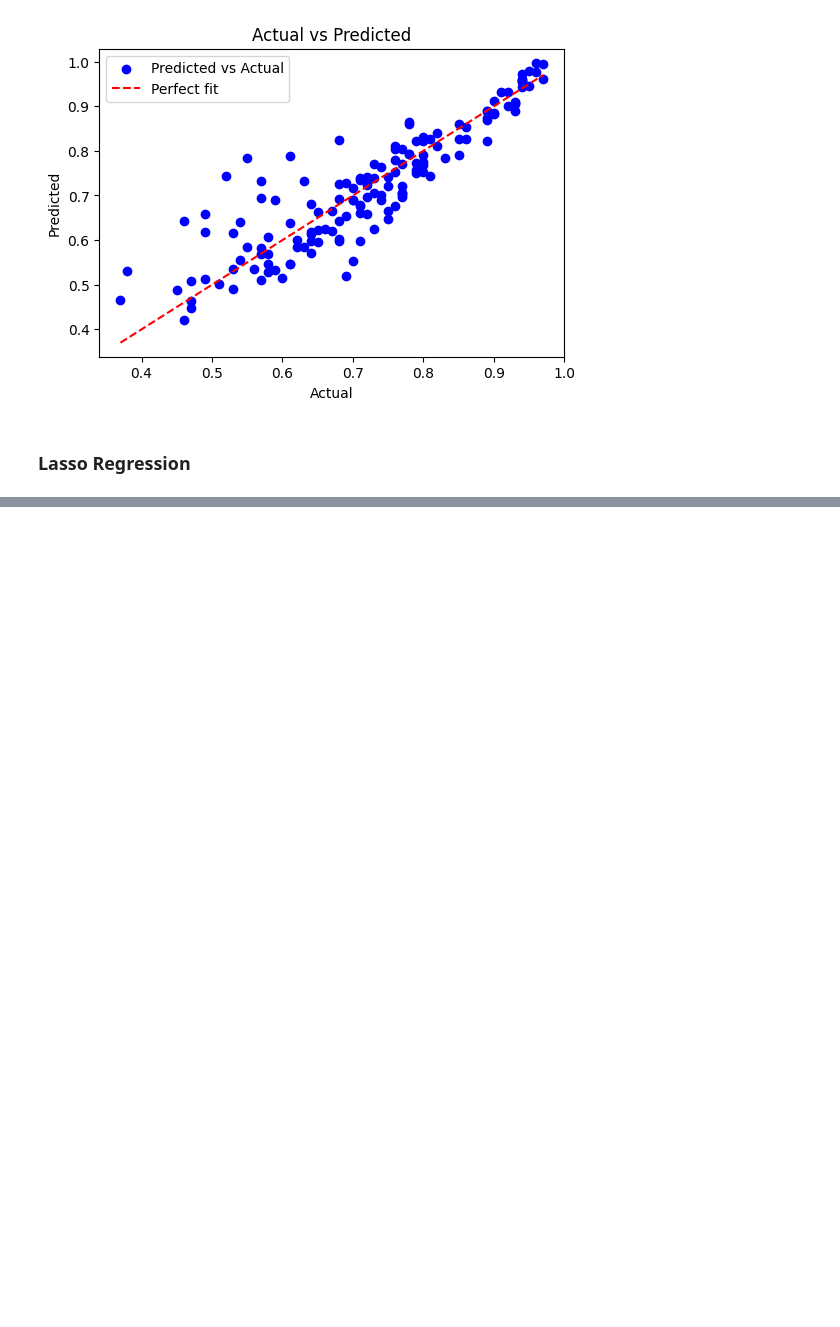
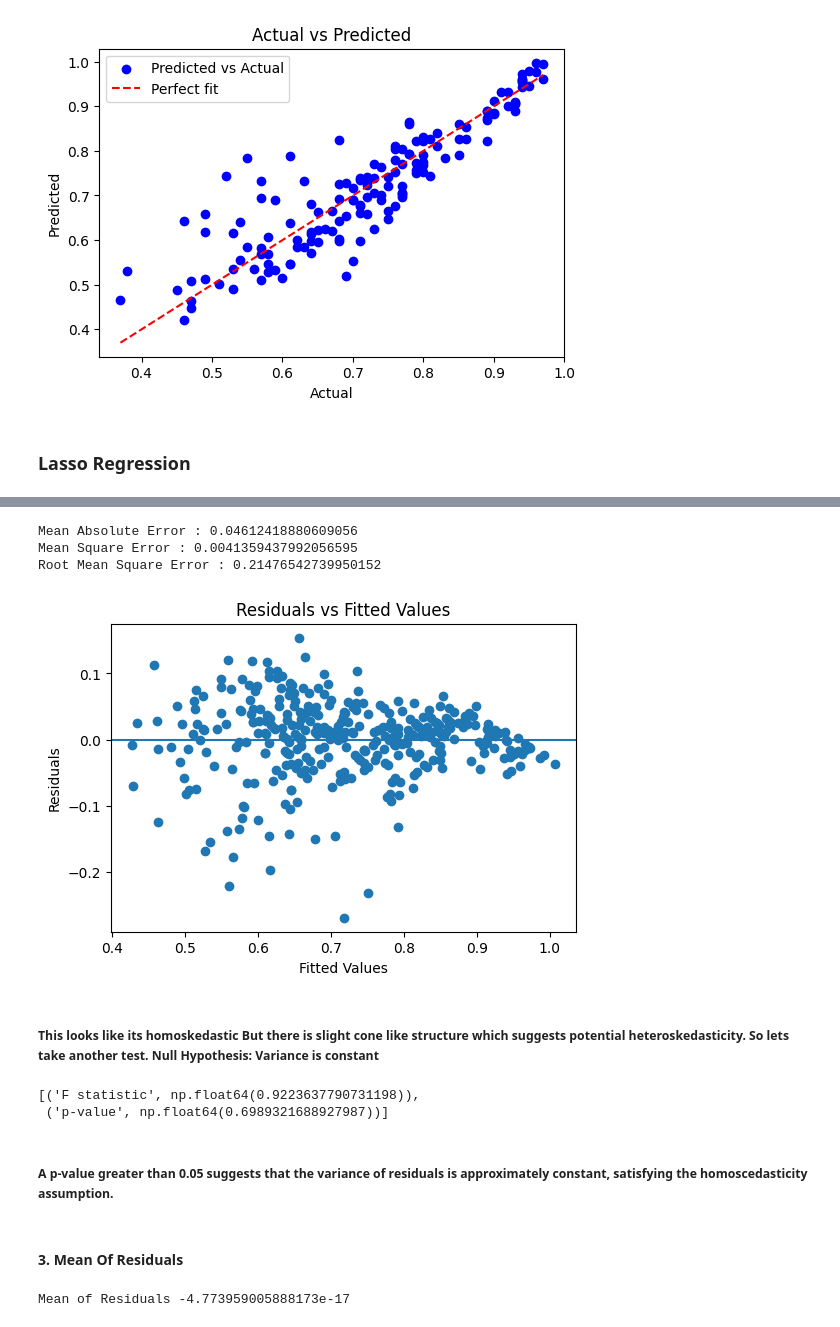
Before and after one commit to Aravind-91/JamboreeEducation--LinearRegression, a Jupyter notebook: JambooreEducation.ipynb, the cells around one changed output, grey strips where cells are left out. Cells and saved outputs as stored; diff of their text form; code cells hidden in the pictures; blank space fills up the shorter version.

```diff
--- a/JambooreEducation.ipynb
+++ b/JambooreEducation.ipynb
@@ -488,0 +535,5 @@ plt.show()
+# %%
+# train model using statsmodel
+X_train_sm = sm.add_constant(X_train_scaled.reset_index(drop=True))
+model = sm.OLS(y_train.reset_index(drop=True), X_train_sm).fit()
+print(model.summary())
@@ -488,0 +601,43 @@ plt.show()
+# %%
+# Metrics
+print('Mean Absolute Error :',mean_absolute_error(y_test.values, pred))
+print('Mean Square Error :',mean_squared_error(y_test.values, pred))
+print('Root Mean Square Error :',np.sqrt(mean_absolute_error(y_test.values, pred)))
+# %% [output]
+Mean Absolute Error : 0.04612418880609056
+Mean Square Error : 0.0041359437992056595
+Root Mean Square Error : 0.21476542739950152
+# %%
+# predictions and residuals
+y_pred = model.fittedvalues
+residuals = model.resid
+
+plt.figure(figsize=(6, 4))
+plt.scatter(y_pred, residuals)
+plt.axhline(0)
+plt.xlabel("Fitted Values")
+plt.ylabel("Residuals")
+plt.title("Residuals vs Fitted Values")
+plt.show()
+# %% [output]
+[figure, added]
+# %% [markdown]
+##### This looks like its homoskedastic But there is slight cone like structure which suggests potential heteroskedasticity. So lets take another test. Null Hypothesis: Variance is constant
+# %%
+# Statsistical test
+name = ['F statistic', 'p-value']
+test = sms.het_goldfeldquandt(residuals, X_train_sm)
+lzip(name, test)
+# %% [output]
+[('F statistic', np.float64(0.9223637790731198)),
+ ('p-value', np.float64(0.6989321688927987))]
+# %% [markdown]
+##### A p-value greater than 0.05 suggests that the variance of residuals is approximately constant, satisfying the homoscedasticity assumption.
+# %% [markdown]
+#### 3. Mean Of Residuals
+# %%
+# checking Mean of Residuals
+mean_residuals = np.mean(residuals)
+print("Mean of Residuals {}".format(mean_residuals))
+# %% [output]
+Mean of Residuals -4.773959005888173e-17
```
Also changed, not shown: parts of 28 cells of this notebook.
